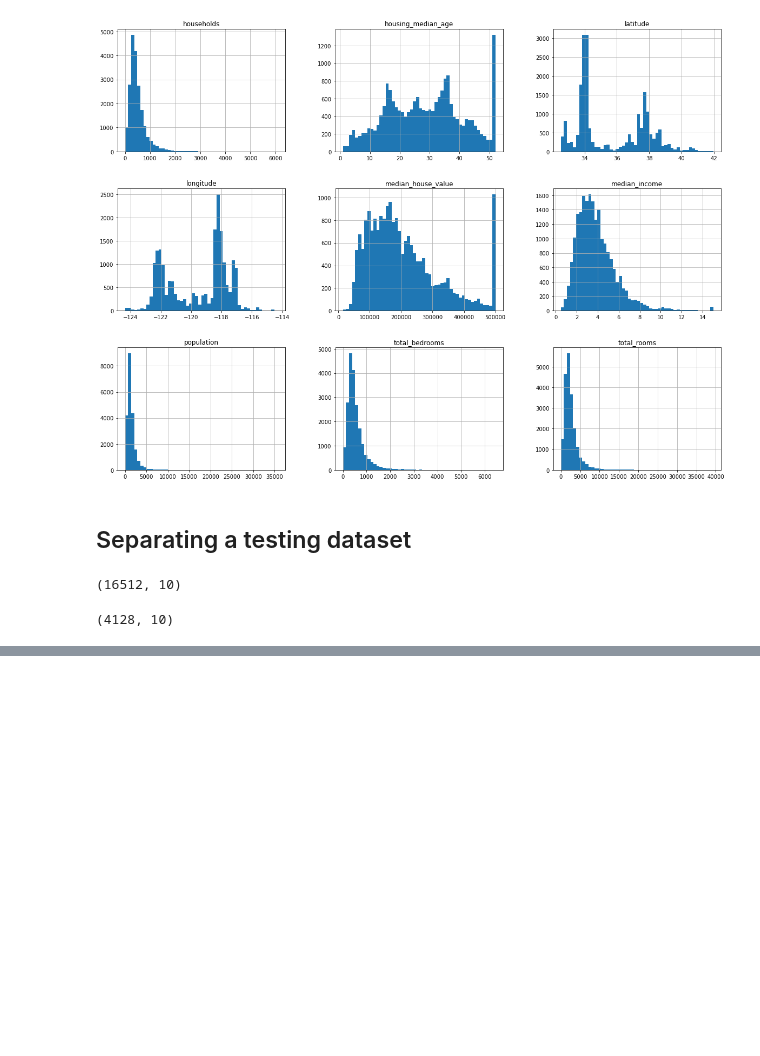
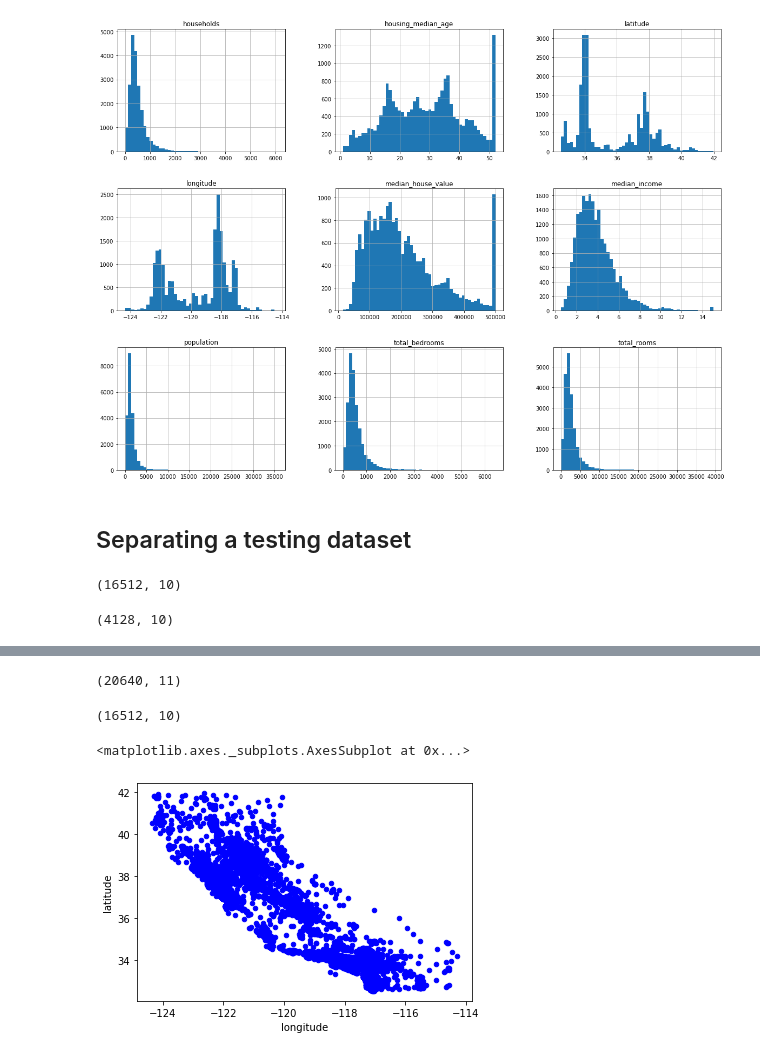
Before and after one commit to drnesr/Machine_Learning, a Jupyter notebook: Projects/Housing/Code/Housing.ipynb, the cells around one changed output, grey strips where cells are left out. Drawn from its saved outputs; the diff is of its cells as text; code cells hidden in the pictures; blank space fills up the shorter version.

```diff
--- a/Projects/Housing/Code/Housing.ipynb
+++ b/Projects/Housing/Code/Housing.ipynb
@@ -98,0 +154,7 @@ display(train_set.shape, test_set.shape)
+# %%
+from sklearn.model_selection import StratifiedShuffleSplit
+
+split=StratifiedShuffleSplit(n_splits=1, test_size=0.2, random_state=42)
+for train_index, test_index in split.split(housing, housing['income_cat']):
+    strat_train_set = housing.loc[train_index]
+    strat_test_set = housing.loc[test_index]
@@ -98,0 +185,15 @@ display(train_set.shape, test_set.shape)
+# %%
+# Let’s create a copy so you can play with it without harming the training set:
+full_dataset = housing.copy()
+housing = strat_train_set.copy()
+# %%
+display(full_dataset.shape, housing.shape)
+# %% [output]
+(20640, 11)
+(16512, 10)
+# %%
+# plotting (training) houses locations in California
+housing.plot(kind='scatter', x='longitude', y='latitude',color='b')
+# %% [output]
+<matplotlib.axes._subplots.AxesSubplot at 0x...>
+[figure, added]
```
Also changed, not shown: parts of 15 cells of this notebook.
